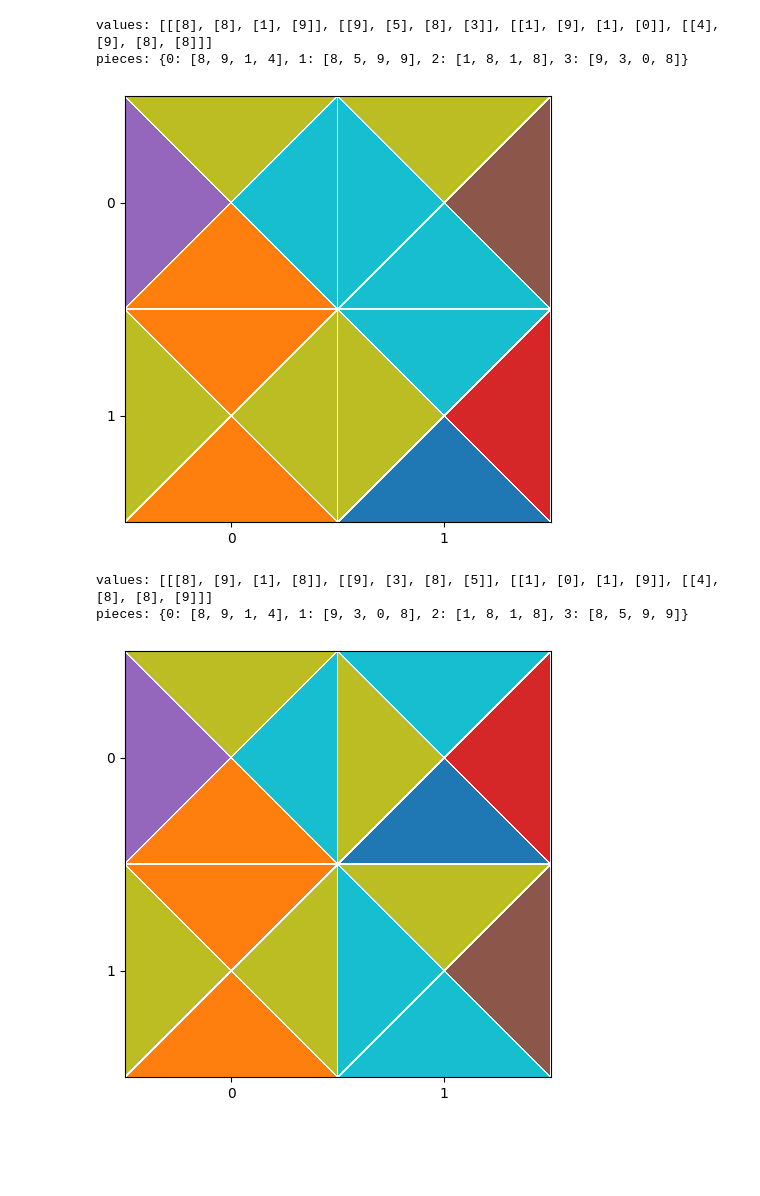
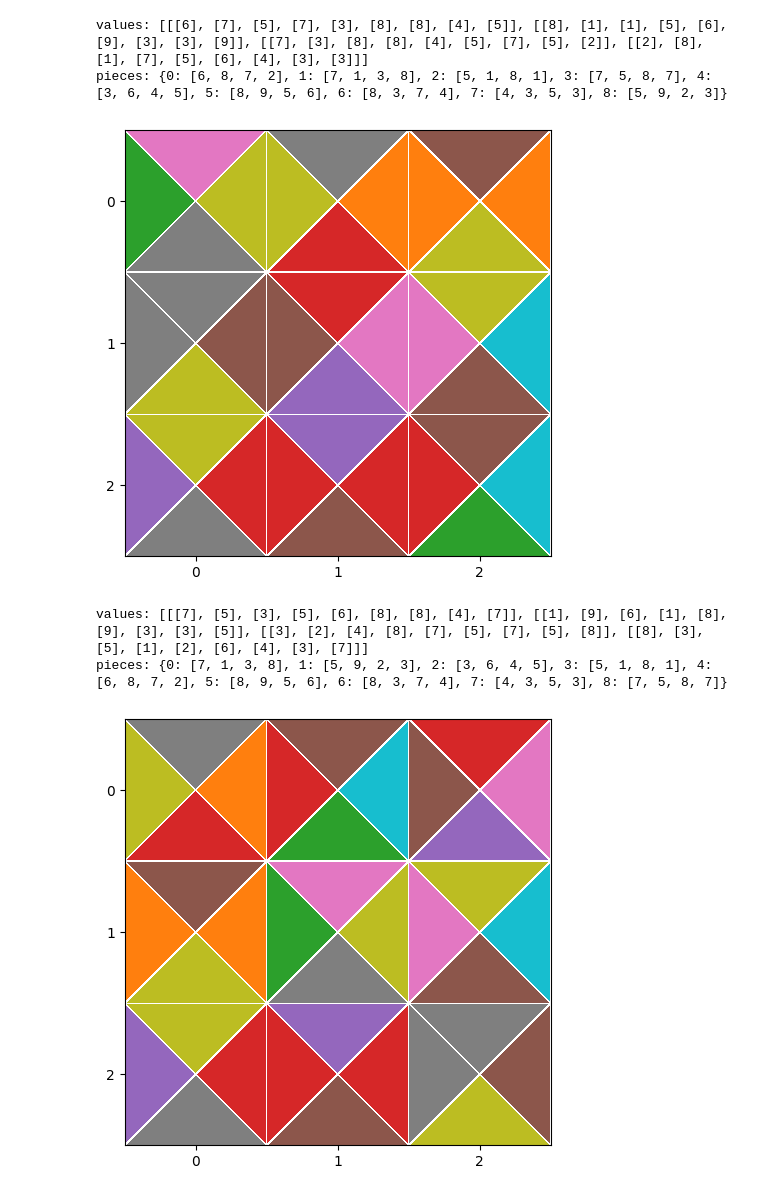
Before and after one commit to Waterboy1602/Masterproef-Code, a Jupyter notebook: TetraVex_Solver.ipynb, the cells around one changed output. Drawn from its saved outputs; the diff is of its cells as text; code cells hidden in the pictures; blank space fills up the shorter version.

```diff
--- a/TetraVex_Solver.ipynb
+++ b/TetraVex_Solver.ipynb
@@ -71,24 +71,24 @@ def visualizeBoard(values, sizeBoard):
     plt.show()
 # %%
 # Solution
-sizeBoard = 2
-file = open("./dataFiles/TetraVex_2x2_Solution.txt", "r")
+sizeBoard = 3
+file = open("./dataFiles/TetraVex_3x3_Solution.txt", "r")
 values, pieces = getValuesAndPieces(file)
 visualizeBoard(values, sizeBoard)
 # %% [output]
-values: [[[8], [8], [1], [9]], [[9], [5], [8], [3]], [[1], [9], [1], [0]], [[4], [9], [8], [8]]]
-pieces: {0: [8, 9, 1, 4], 1: [8, 5, 9, 9], 2: [1, 8, 1, 8], 3: [9, 3, 0, 8]}
+values: [[[6], [7], [5], [7], [3], [8], [8], [4], [5]], [[8], [1], [1], [5], [6], [9], [3], [3], [9]], [[7], [3], [8], [8], [4], [5], [7], [5], [2]], [[2], [8], [1], [7], [5], [6], [4], [3], [3]]]
+pieces: {0: [6, 8, 7, 2], 1: [7, 1, 3, 8], 2: [5, 1, 8, 1], 3: [7, 5, 8, 7], 4: [3, 6, 4, 5], 5: [8, 9, 5, 6], 6: [8, 3, 7, 4], 7: [4, 3, 5, 3], 8: [5, 9, 2, 3]}
-[figure, old version]
+[figure, new version]
 # %%
 # Start board
-sizeBoard = 2
-file = open("./dataFiles/TetraVex_2x2.txt", "r")
+sizeBoard = 3
+file = open("./dataFiles/TetraVex_3x3.txt", "r")
 values, pieces = getValuesAndPieces(file)
 visualizeBoard(values, sizeBoard)
 # %% [output]
-values: [[[8], [9], [1], [8]], [[9], [3], [8], [5]], [[1], [0], [1], [9]], [[4], [8], [8], [9]]]
-pieces: {0: [8, 9, 1, 4], 1: [9, 3, 0, 8], 2: [1, 8, 1, 8], 3: [8, 5, 9, 9]}
+values: [[[7], [5], [3], [5], [6], [8], [8], [4], [7]], [[1], [9], [6], [1], [8], [9], [3], [3], [5]], [[3], [2], [4], [8], [7], [5], [7], [5], [8]], [[8], [3], [5], [1], [2], [6], [4], [3], [7]]]
+pieces: {0: [7, 1, 3, 8], 1: [5, 9, 2, 3], 2: [3, 6, 4, 5], 3: [5, 1, 8, 1], 4: [6, 8, 7, 2], 5: [8, 9, 5, 6], 6: [8, 3, 7, 4], 7: [4, 3, 5, 3], 8: [7, 5, 8, 7]}
-[figure, old version]
+[figure, new version]
 # %%
 # Build Graph
 size = len(pieces)
```
Also changed, not shown: parts of 3 cells of this notebook, 2 other files.
